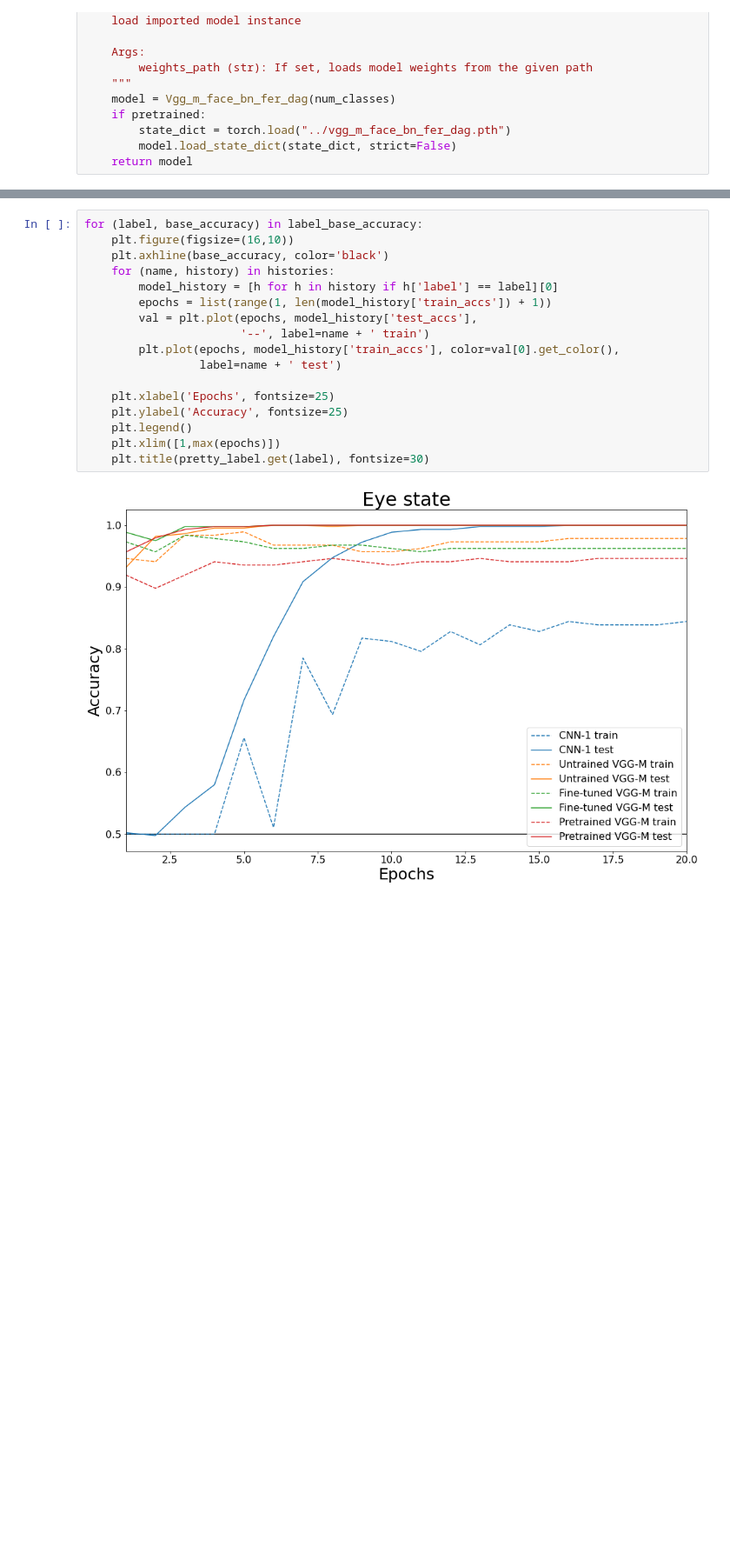
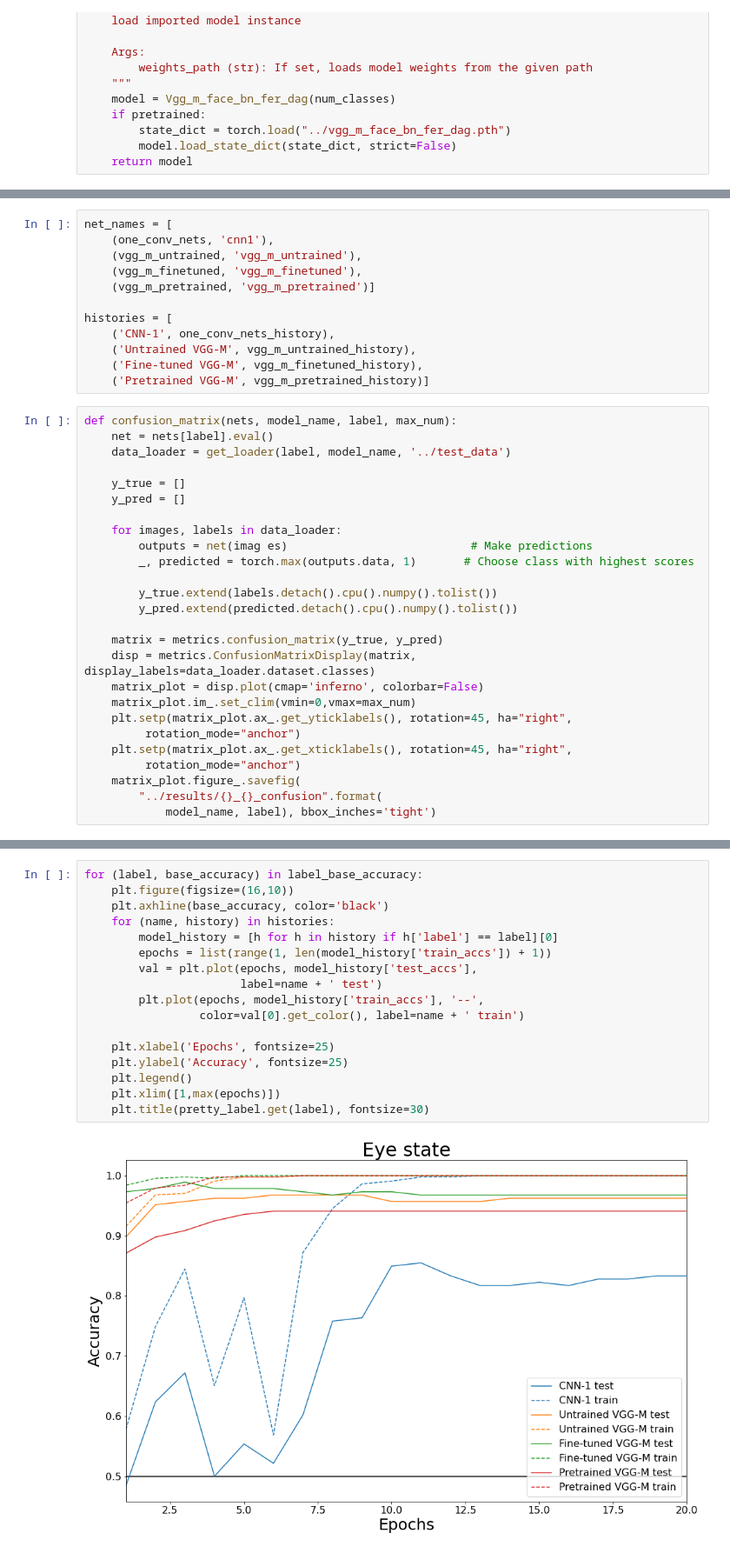
Before and after one commit to karenfeng/eigenfaces, a Jupyter notebook: ipynb/neural_network.ipynb, the cells around one changed output, grey strips where cells are left out. Shown at 87% size. Drawn from its saved outputs; the diff is of its cells as text; blank space fills up the shorter version.

```diff
--- a/ipynb/neural_network.ipynb
+++ b/ipynb/neural_network.ipynb
@@ -797,3 +438,41 @@ def confusion_matrix(nets, model_name, label, max_num):
+# %%
+net_names = [
+    (one_conv_nets, 'cnn1'),
+    (vgg_m_untrained, 'vgg_m_untrained'),
+    (vgg_m_finetuned, 'vgg_m_finetuned'),
+    (vgg_m_pretrained, 'vgg_m_pretrained')]
+
+histories = [
+    ('CNN-1', one_conv_nets_history),
+    ('Untrained VGG-M', vgg_m_untrained_history),
+    ('Fine-tuned VGG-M', vgg_m_finetuned_history),
+    ('Pretrained VGG-M', vgg_m_pretrained_history)]
+# %%
+def confusion_matrix(nets, model_name, label, max_num):
+    net = nets[label].eval()
+    data_loader = get_loader(label, model_name, '../test_data')
+
+    y_true = []
+    y_pred = []
+
+    for images, labels in data_loader:
+        outputs = net(imag es)                           # Make predictions
+        _, predicted = torch.max(outputs.data, 1)       # Choose class with highest scores
+
+        y_true.extend(labels.detach().cpu().numpy().tolist())
+        y_pred.extend(predicted.detach().cpu().numpy().tolist())
+
+    matrix = metrics.confusion_matrix(y_true, y_pred)
+    disp = metrics.ConfusionMatrixDisplay(matrix, display_labels=data_loader.dataset.classes)
+    matrix_plot = disp.plot(cmap='inferno', colorbar=False)
+    matrix_plot.im_.set_clim(vmin=0,vmax=max_num)
+    plt.setp(matrix_plot.ax_.get_yticklabels(), rotation=45, ha="right",
+         rotation_mode="anchor")
+    plt.setp(matrix_plot.ax_.get_xticklabels(), rotation=45, ha="right",
+         rotation_mode="anchor")
+    matrix_plot.figure_.savefig(
+        "../results/{}_{}_confusion".format(
+            model_name, label), bbox_inches='tight')
 # %%
 for nets, model_name in net_names:
     for label, target_classes in label_classes:
@@ -859,19 +537,19 @@ Iteration: 133 Loss -38.09
 # %%
 for (label, base_accuracy) in label_base_accuracy:
     plt.figure(figsize=(16,10))
     plt.axhline(base_accuracy, color='black')
     for (name, history) in histories:
         model_history = [h for h in history if h['label'] == label][0]
         epochs = list(range(1, len(model_history['train_accs']) + 1))
         val = plt.plot(epochs, model_history['test_accs'],
-                       '--', label=name + ' train')
-        plt.plot(epochs, model_history['train_accs'], color=val[0].get_color(),
-                 label=name + ' test')
+                       label=name + ' test')
+        plt.plot(epochs, model_history['train_accs'], '--',
+                 color=val[0].get_color(), label=name + ' train')
 
     plt.xlabel('Epochs', fontsize=25)
     plt.ylabel('Accuracy', fontsize=25)
     plt.legend()
     plt.xlim([1,max(epochs)])
     plt.title(pretty_label.get(label), fontsize=30)
 # %% [output]
-[figure, old version]
+[figure, new version]
```
Also changed, not shown: parts of 58 cells of this notebook, 50 other files.
